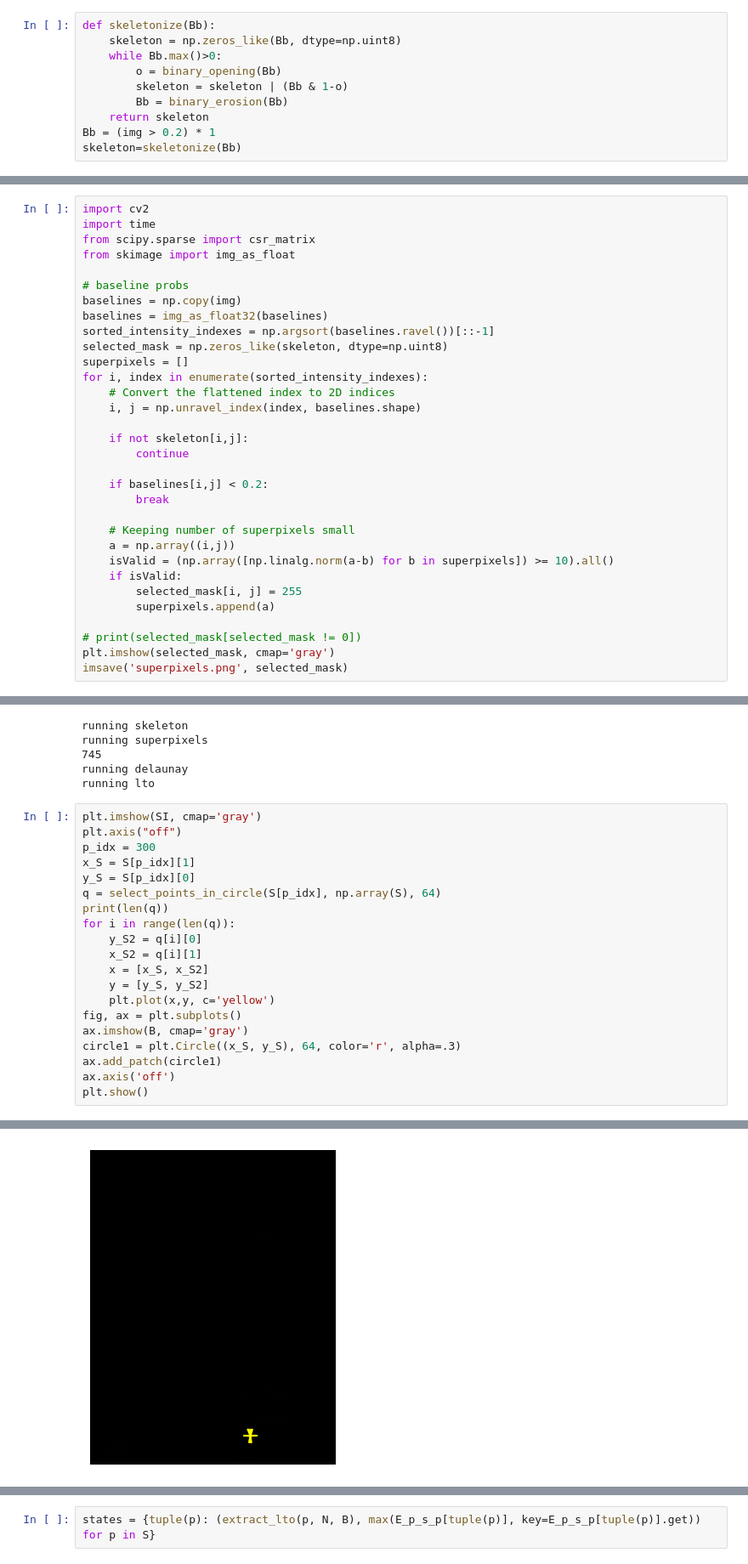
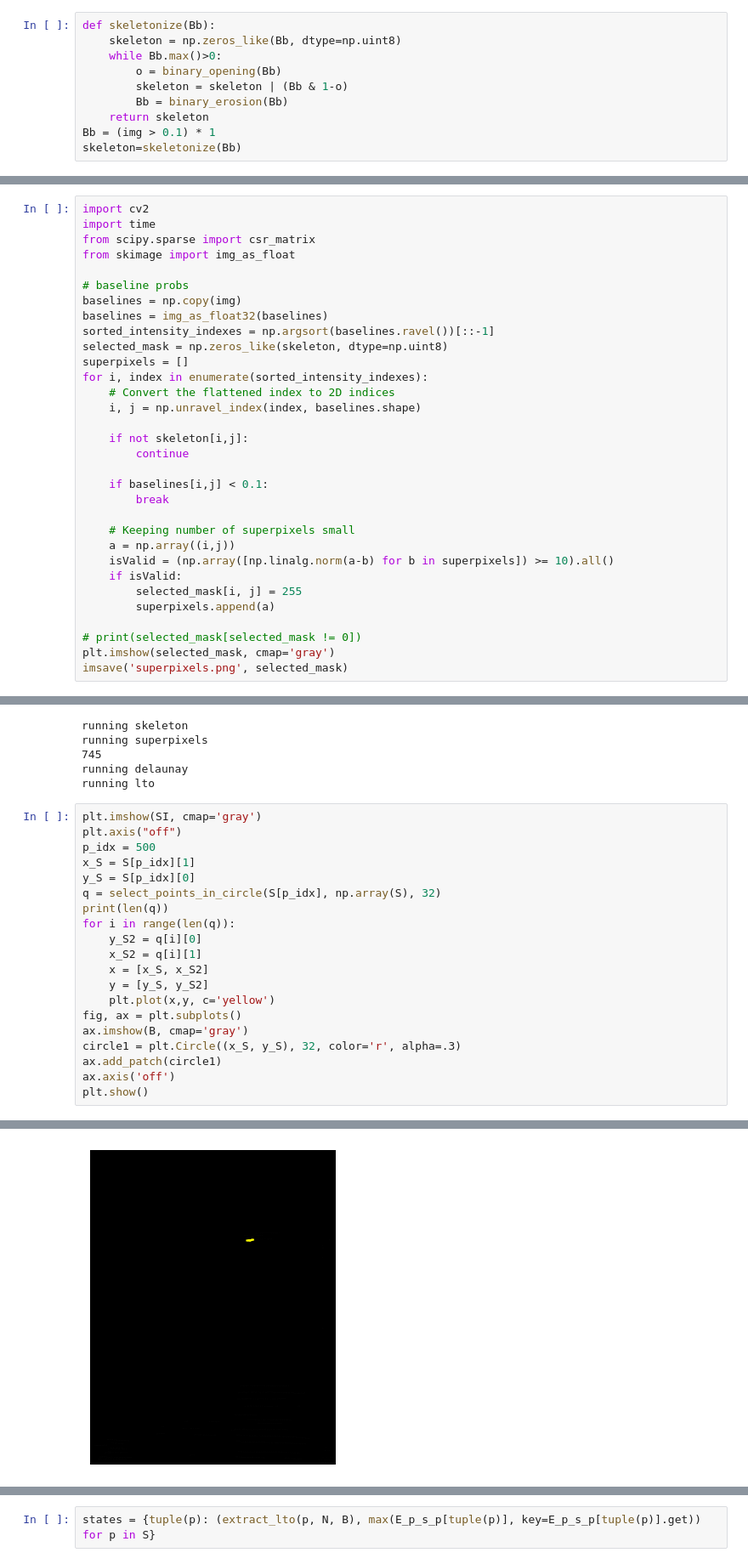
Before and after one commit to NHMDenmark/HTROCR, a Jupyter notebook: line_segmentation/test.ipynb, the cells around one changed output, grey strips where cells are left out. Shown at 85% size. Saved outputs shown, nothing was run; the diff lists cells and outputs as text.

```diff
--- a/line_segmentation/test.ipynb
+++ b/line_segmentation/test.ipynb
@@ -18,7 +22,7 @@ def skeletonize(Bb):
         skeleton = skeleton | (Bb & 1-o)
         Bb = binary_erosion(Bb)
     return skeleton
-Bb = (img > 0.2) * 1
+Bb = (img > 0.1) * 1
 skeleton=skeletonize(Bb)
 # %%
 plt.imshow(skeleton, cmap='gray')
@@ -44,7 +49,7 @@ for i, index in enumerate(sorted_intensity_indexes):
     if not skeleton[i,j]:
         continue
 
-    if baselines[i,j] < 0.2:
+    if baselines[i,j] < 0.1:
         break
 
     # Keeping number of superpixels small
@@ -244,10 +249,10 @@ running lto
 # %%
 plt.imshow(SI, cmap='gray')
 plt.axis("off")
-p_idx = 300
+p_idx = 500
 x_S = S[p_idx][1]
 y_S = S[p_idx][0]
-q = select_points_in_circle(S[p_idx], np.array(S), 64)
+q = select_points_in_circle(S[p_idx], np.array(S), 32)
 print(len(q))
 for i in range(len(q)):
     y_S2 = q[i][0]
@@ -257,7 +262,7 @@ for i in range(len(q)):
     plt.plot(x,y, c='yellow')
 fig, ax = plt.subplots()
 ax.imshow(B, cmap='gray')
-circle1 = plt.Circle((x_S, y_S), 64, color='r', alpha=.3)
+circle1 = plt.Circle((x_S, y_S), 32, color='r', alpha=.3)
 ax.add_patch(circle1)
 ax.axis('off')
 plt.show()
@@ -266 +271 @@ plt.show()
-[figure, old version]
+[figure, new version]
```
Also changed, not shown: parts of 20 cells of this notebook.
